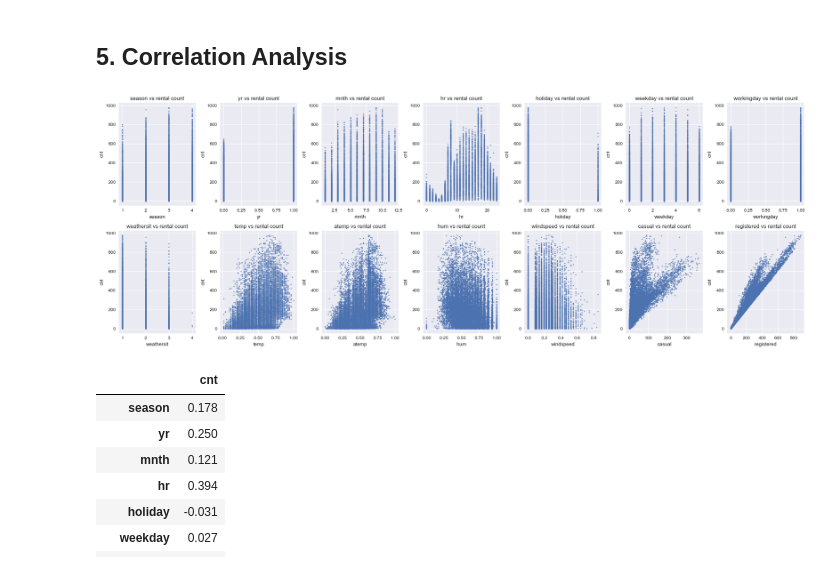
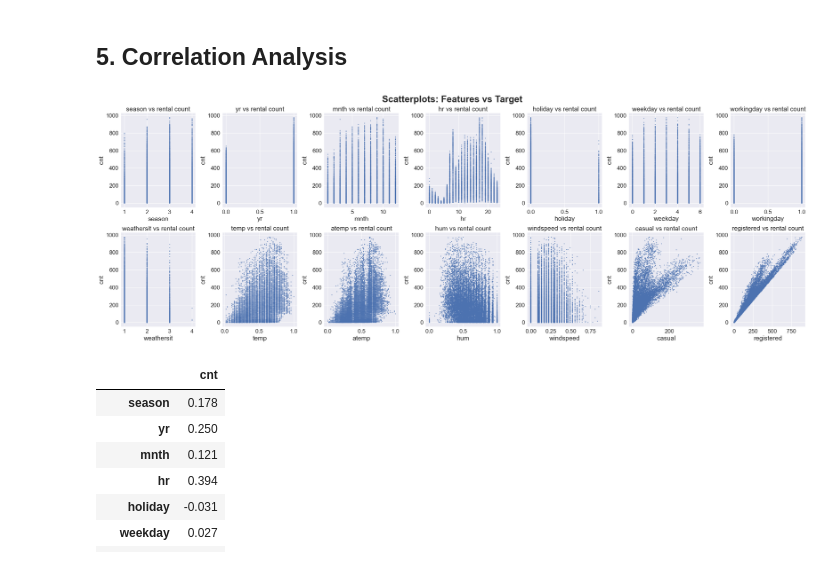
Before and after one commit to MTSU-DATA4950-Capstone-Spring2026/Team4-R2_BikeSharingDemand, a Jupyter notebook: notebooks/01_eda.ipynb, the cells around one changed output. Drawn from its saved outputs; the diff is of its cells as text; code cells hidden in the pictures.

```diff
--- a/notebooks/01_eda.ipynb
+++ b/notebooks/01_eda.ipynb
@@ -394,15 +403,17 @@ Name: instant, dtype: int64
 Here are the distributions for all features (exluding `cnt` and `instant`):
 # %%
 # histograms for all features
-f, ax = plt.subplots(2, 7, figsize=(22, 8))
+f, ax = plt.subplots(2, 7, figsize=(28, 10))
 ax = ax.flatten()
 
 for i, col in enumerate(all_int_float_cols):
     ax[i].hist( df[col], bins=50, edgecolor='black', alpha=0.7 )
-    ax[i].set_title(col)
+    ax[i].set_title(col, fontsize=20)
     ax[i].set_xlabel('')
+    ax[i].tick_params(axis='both', labelsize=18)
 
-plt.suptitle('feature distributions', fontsize=14, fontweight='bold')
+plt.suptitle('Histograms: Feature distributions', fontsize=26, fontweight='bold')
 plt.tight_layout()
+plt.savefig("../figures/01_feature_histograms.png", dpi=300, bbox_inches="tight")
 plt.show()
 # %% [output]
@@ -427,20 +438,23 @@ plt.show()
 ## 5. Correlation Analysis
 # %%
 # scatter plots (features vs target)
-fig,axes = plt.subplots(2, 7, figsize=(22,8))
+fig,axes = plt.subplots(2, 7, figsize=(28, 10))
 axes = axes.flatten()
 
 for i,feature in enumerate(all_int_float_cols):
 
     axes[i].scatter(df[feature], df['cnt'], s=5, alpha=0.7)
-    axes[i].set_title(f'{feature} vs rental count')
-    axes[i].set_xlabel(feature)
-    axes[i].set_ylabel('cnt')
+    axes[i].set_title(f'{feature} vs rental count', fontsize=18)
+    axes[i].set_xlabel(feature, fontsize=18)
+    axes[i].set_ylabel('cnt', fontsize=18)
+    axes[i].tick_params(axis='both', labelsize=16)
 
+plt.suptitle('Scatterplots: Features vs Target', fontsize=26, fontweight='bold')
 plt.tight_layout()
+plt.savefig("../figures/01_features_vs_target_scatterplots.png", dpi=300, bbox_inches="tight")
 plt.show()
 # %% [output]
-[figure, old version]
+[figure, new version]
 # %%
 # calculate correlation matrix
 correlation_matrix = df.select_dtypes(include={'int', 'float'}).drop(columns=['instant']).corr()
```
Also changed, not shown: parts of 5 cells of this notebook, 31 other files.
